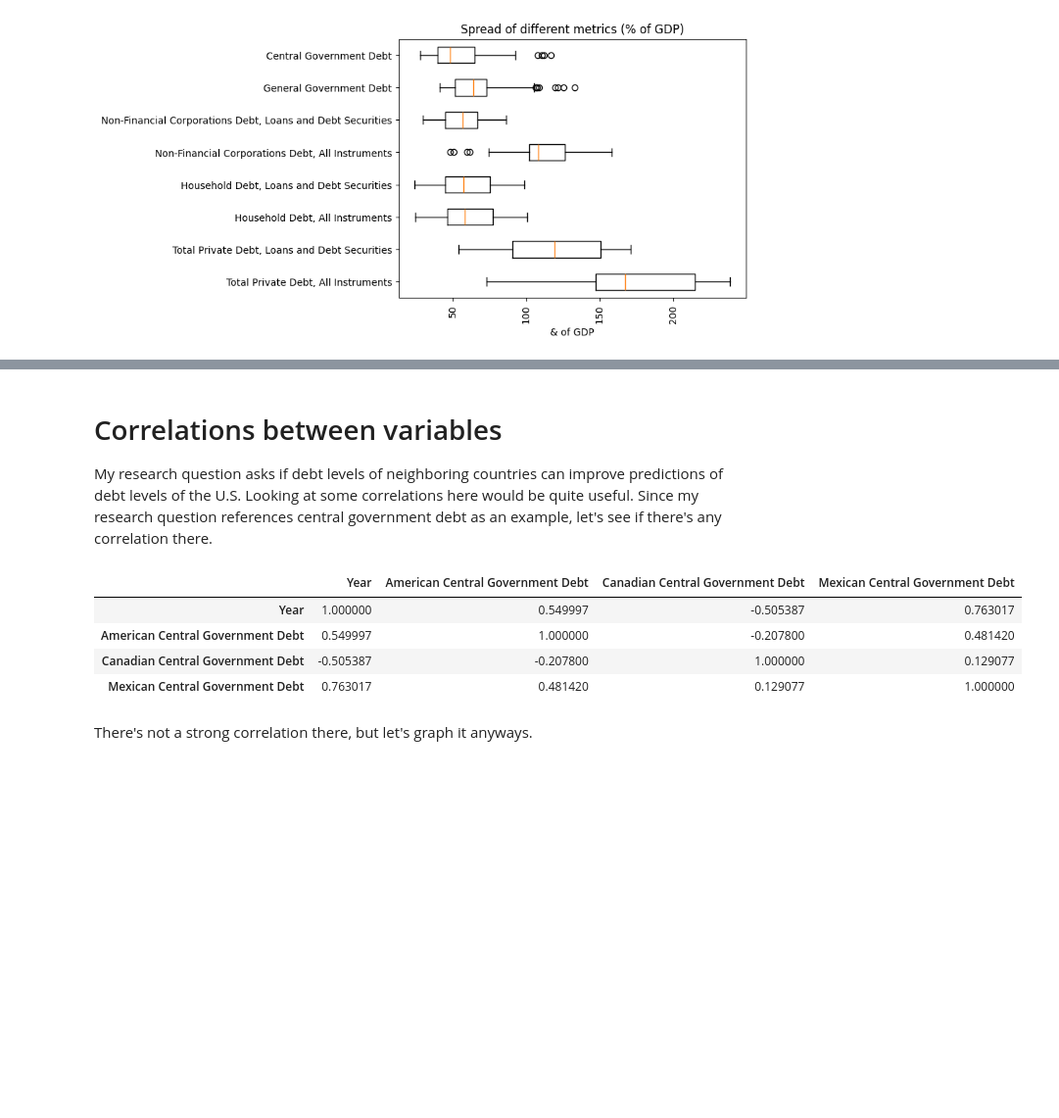
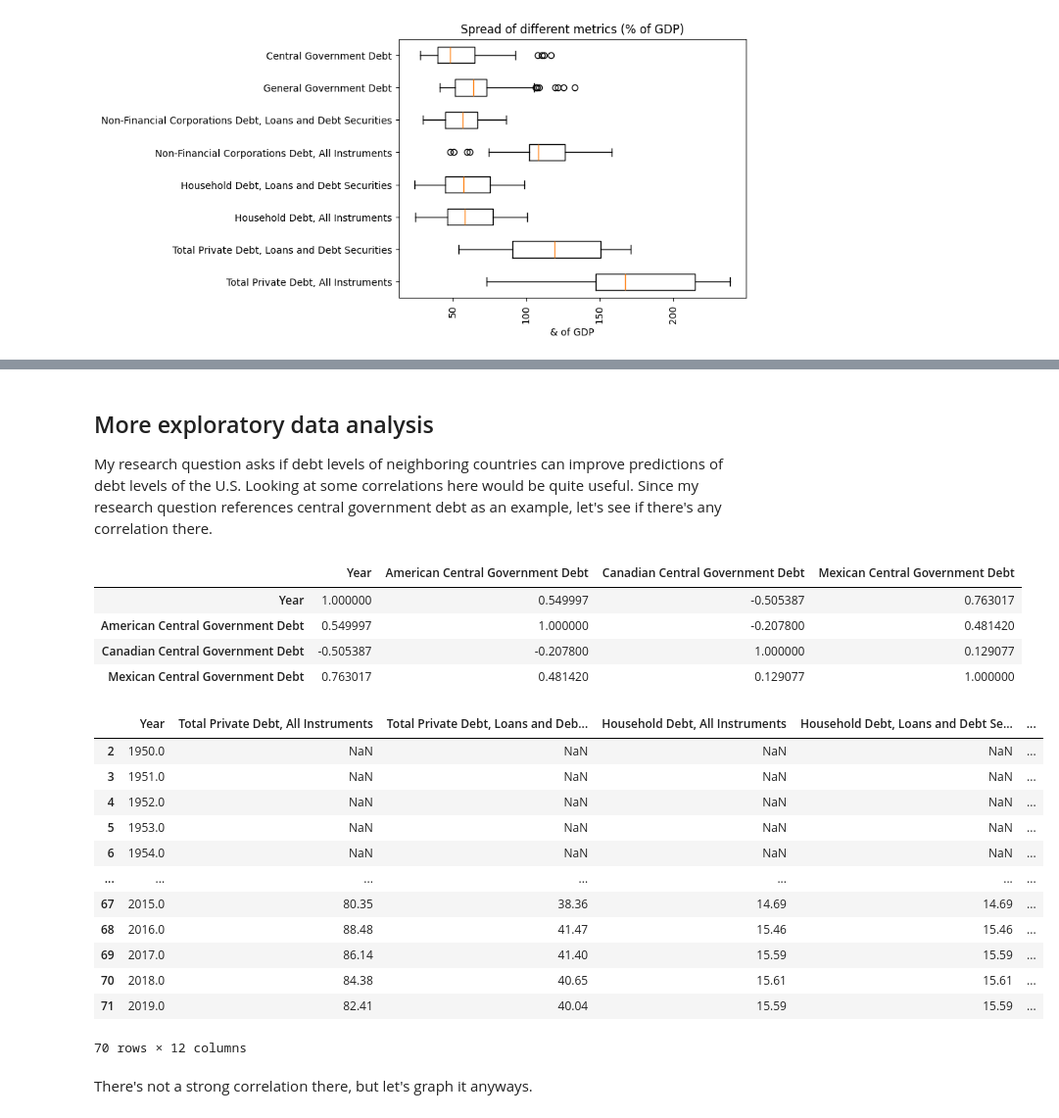
Before and after one commit to kurealnum/dsrp-2025, a Jupyter notebook: DSRP_Global_Debt.ipynb, the cells around one changed output, grey strips where cells are left out. Shown: that part at 98% size. Saved outputs shown, nothing was run; the diff lists cells and outputs as text; code cells hidden in the pictures; blank space fills up the shorter version.

```diff
--- a/DSRP_Global_Debt.ipynb
+++ b/DSRP_Global_Debt.ipynb
@@ -163,7 +144,0 @@ We also have quite a few "no data" strings littered through our dataset, so let'
-# %%
-# Not sure exactly what this is. Pandas gets very angry when using replace if this option is not set.
-pd.set_option('future.no_silent_downcasting', True)
-
-# Replace every instance of "no data" with a 0. This will very likely need to be changed in the future
-for name, df in dataframes.items():
-    dataframes[name] = df.replace("no data", 0)
@@ -658,5 +374,5 @@ mexico_debt_database_df = mexico_debt_database_df.astype(float)
 # %% [markdown]
-# Correlations between variables
+## More exploratory data analysis
 
 My research question asks if debt levels of neighboring countries can improve predictions of debt levels of the U.S. Looking at some correlations here would be quite useful. Since my research question references central government debt as an example, let's see if there's any correlation there.
 # %%
@@ -684,6 +400,22 @@ cent_govt_debt_df.corr()
 | American Central Government Debt | 0.549997 | 1.000000 | -0.207800 | 0.481420 |
 | Canadian Central Government Debt | -0.505387 | -0.207800 | 1.000000 | 0.129077 |
 | Mexican Central Government Debt | 0.763017 | 0.481420 | 0.129077 | 1.000000 |
+# %%
+mexico_debt_database_df.head(70)
+# %% [output]
+|  | Year | Total Private Debt, All Instruments | Total Private Debt, Loans and Deb... | Household Debt, All Instruments | Household Debt, Loans and Debt Se... | ... |
+| 2 | 1950.0 | NaN | NaN | NaN | NaN | ... |
+| 3 | 1951.0 | NaN | NaN | NaN | NaN | ... |
+| 4 | 1952.0 | NaN | NaN | NaN | NaN | ... |
+| 5 | 1953.0 | NaN | NaN | NaN | NaN | ... |
+| 6 | 1954.0 | NaN | NaN | NaN | NaN | ... |
+| ... | ... | ... | ... | ... | ... | ... |
+| 67 | 2015.0 | 80.35 | 38.36 | 14.69 | 14.69 | ... |
+| 68 | 2016.0 | 88.48 | 41.47 | 15.46 | 15.46 | ... |
+| 69 | 2017.0 | 86.14 | 41.40 | 15.59 | 15.59 | ... |
+| 70 | 2018.0 | 84.38 | 40.65 | 15.61 | 15.61 | ... |
+| 71 | 2019.0 | 82.41 | 40.04 | 15.59 | 15.59 | ... |
+70 rows × 12 columns
 # %% [markdown]
 There's not a strong correlation there, but let's graph it anyways.
 # %%
```
Also changed, not shown: parts of 73 cells of this notebook.
